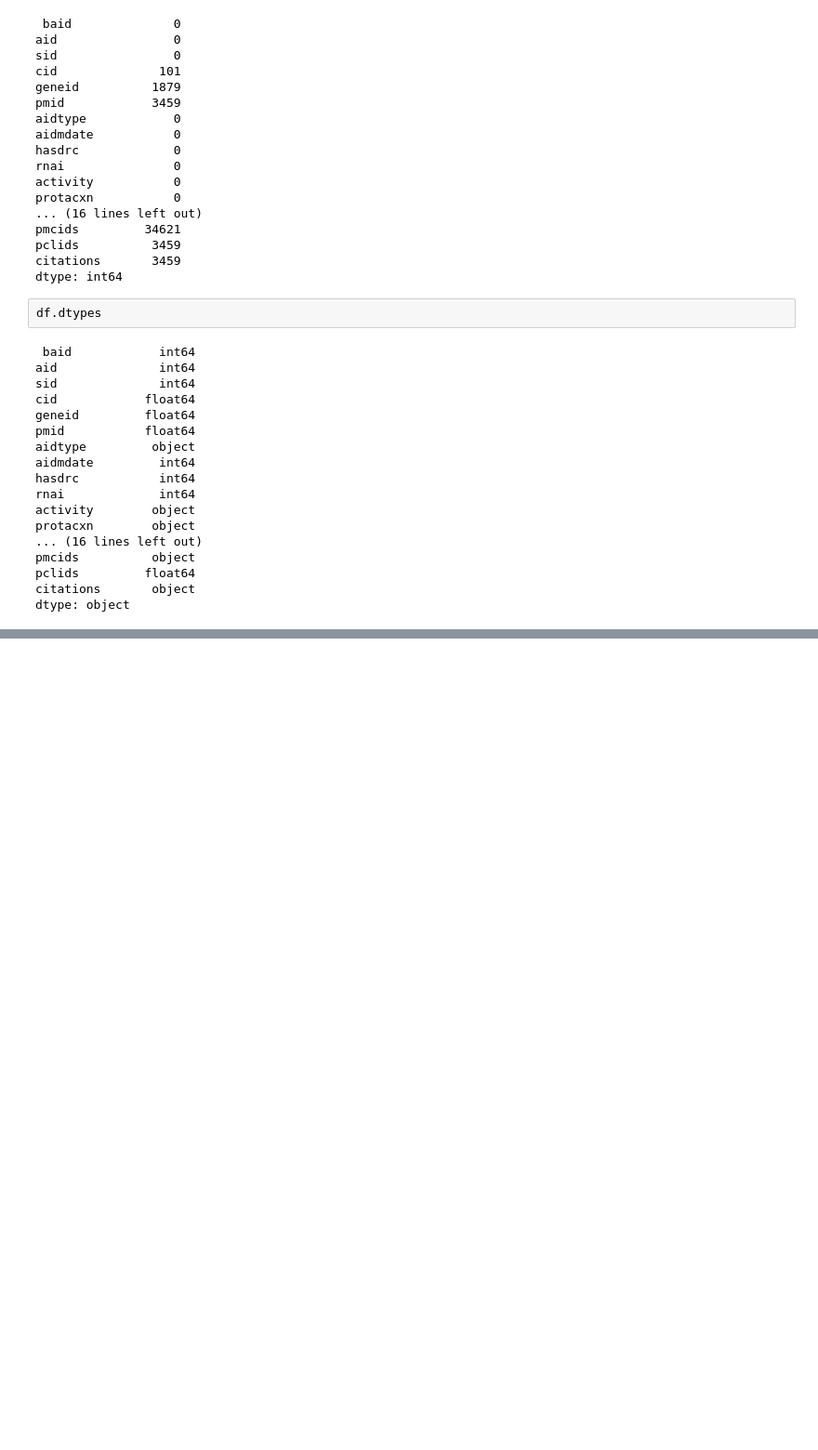
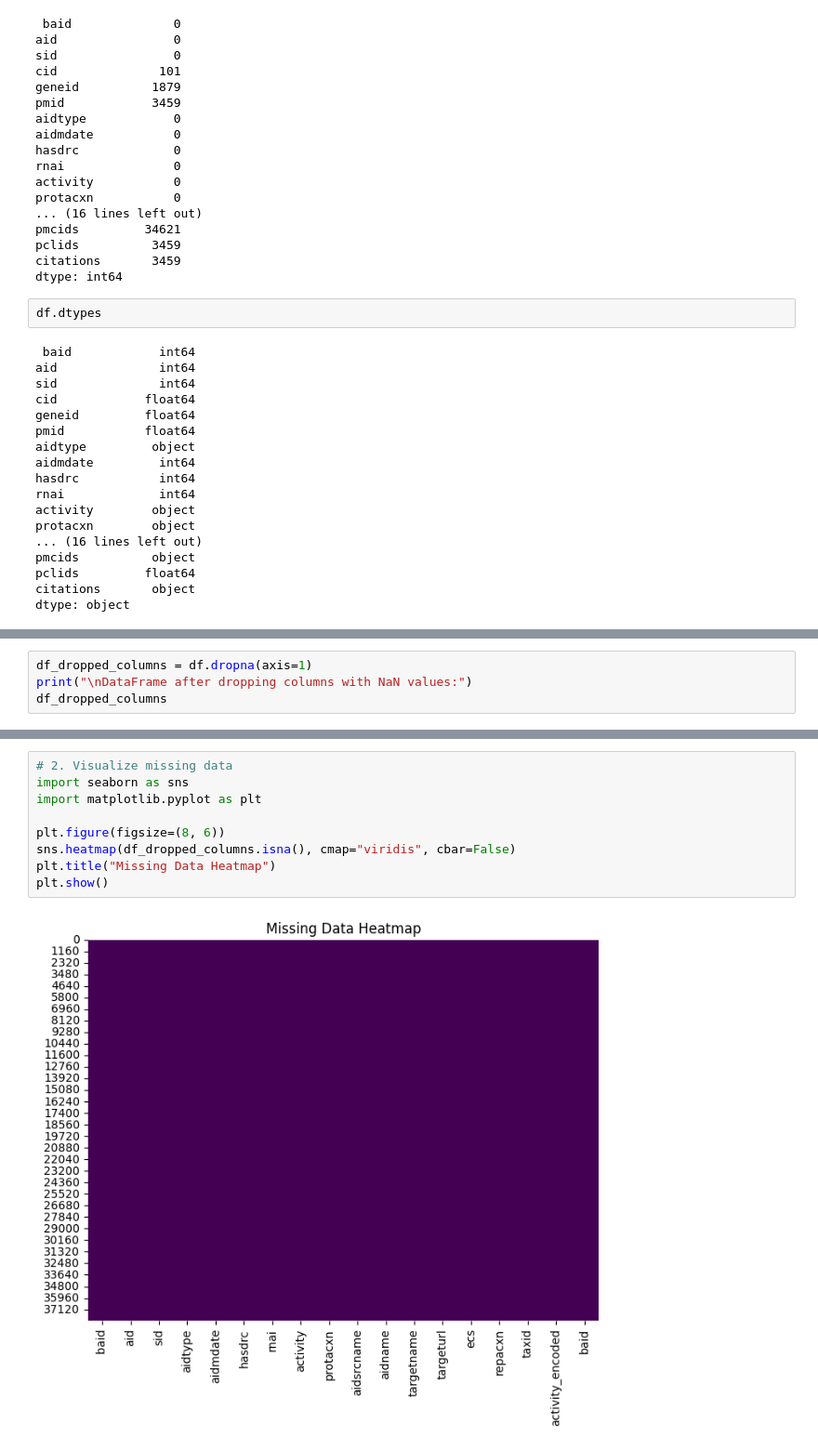
Before and after one commit to lukmee4826/sup, a Jupyter notebook: cleandata.ipynb, the cells around one changed output, grey strips where cells are left out. Shown at 93% size. Cells and saved outputs as stored; diff of their text form; blank space fills up the shorter version.

```diff
--- a/cleandata.ipynb
+++ b/cleandata.ipynb
@@ -63,0 +98,4 @@ dtype: object
+# %%
+df_dropped_columns = df.dropna(axis=1)
+print("\nDataFrame after dropping columns with NaN values:")
+df_dropped_columns
@@ -63,0 +117,11 @@ dtype: object
+# %%
+# 2. Visualize missing data
+import seaborn as sns
+import matplotlib.pyplot as plt
+
+plt.figure(figsize=(8, 6))
+sns.heatmap(df_dropped_columns.isna(), cmap="viridis", cbar=False)
+plt.title("Missing Data Heatmap")
+plt.show()
+# %% [output]
+[figure, added]
```
Also changed, not shown: parts of 11 cells of this notebook.
